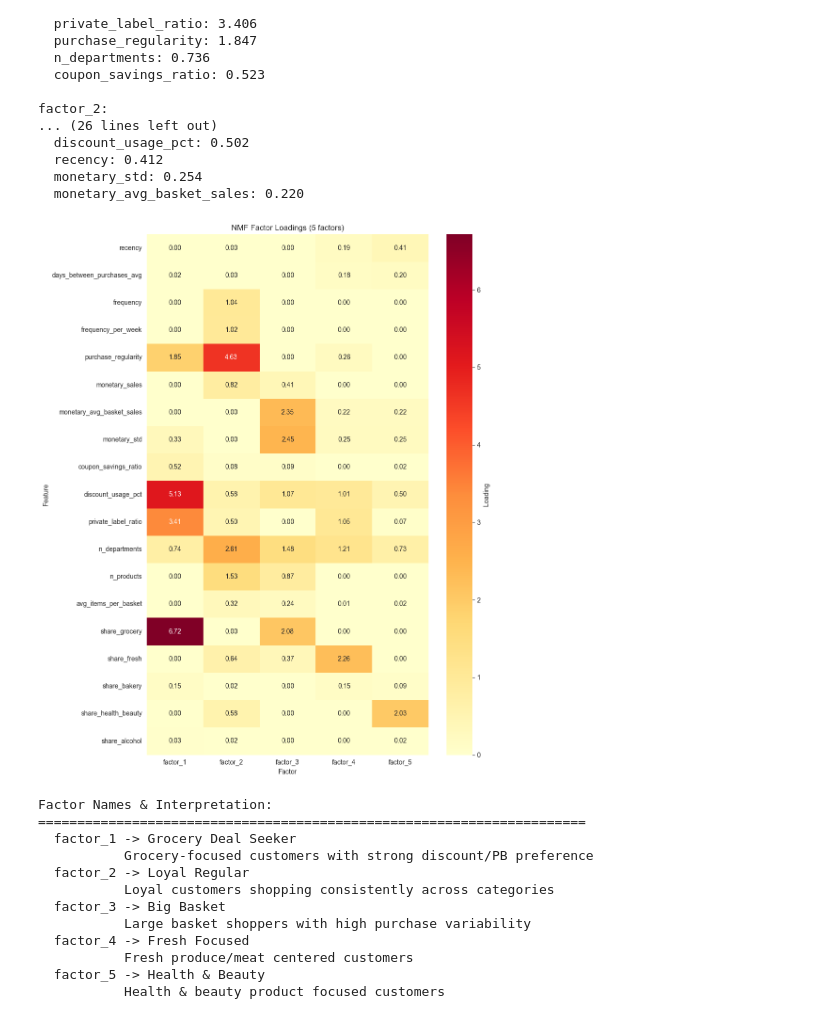
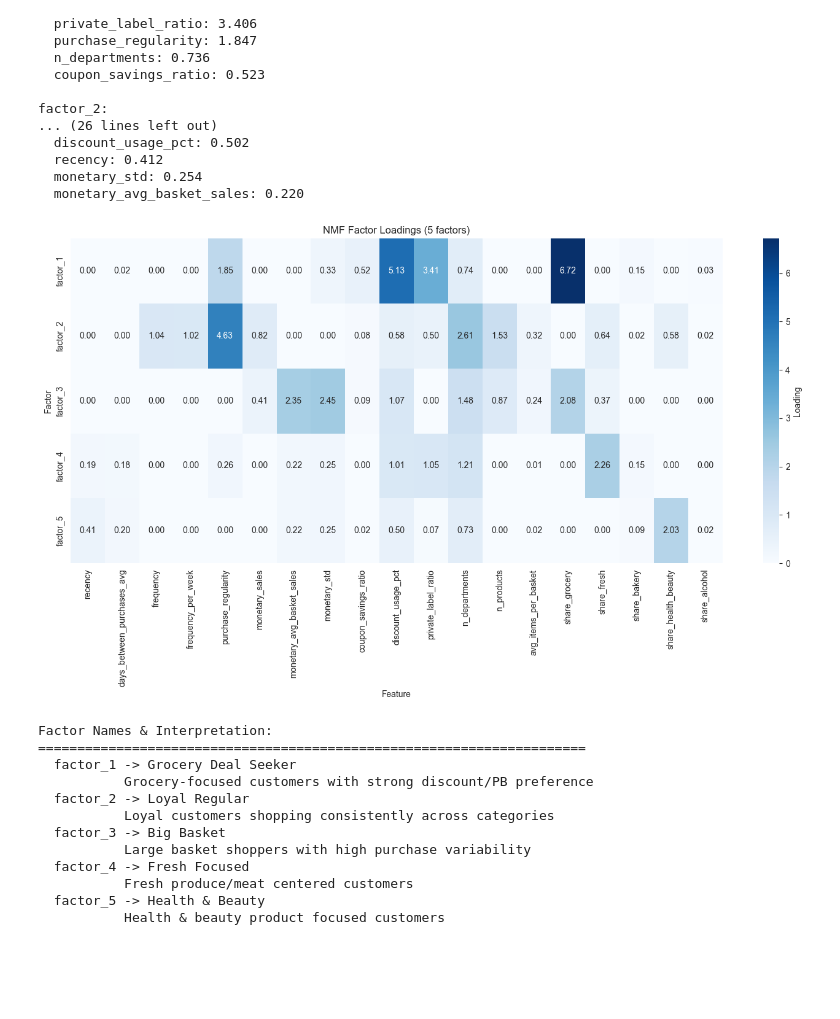
Before and after one commit to tae73/side-projects, a Jupyter notebook: projects/segmentation_causal_targeting_dunnhumby/notebook/02_customer_profiling.ipynb, the cells around one changed output. Cells and saved outputs as stored; diff of their text form; code cells hidden in the pictures; blank space fills up the shorter version.

```diff
--- a/projects/segmentation_causal_targeting_dunnhumby/notebook/02_customer_profiling.ipynb
+++ b/projects/segmentation_causal_targeting_dunnhumby/notebook/02_customer_profiling.ipynb
@@ -500,25 +500,25 @@ factor_2:
   monetary_avg_basket_sales: 0.220
 # %%
 # Factor loadings heatmap
-fig, ax = plt.subplots(figsize=(10, 12))
+fig, ax = plt.subplots(figsize=(14, 8))
 
 sns.heatmap(
-    df_factor_loadings,
+    df_factor_loadings.T,
     annot=True,
     fmt='.2f',
-    cmap='YlOrRd',
+    cmap='Blues',
     ax=ax,
     cbar_kws={'label': 'Loading'}
 )
 
 ax.set_title(f'NMF Factor Loadings ({N_COMPONENTS} factors)', fontsize=12)
-ax.set_xlabel('Factor')
-ax.set_ylabel('Feature')
+ax.set_xlabel('Feature')
+ax.set_ylabel('Factor')
 plt.tight_layout()
 fig.savefig(FIG_PATH / 'factor_loadings_heatmap.png', dpi=150, bbox_inches='tight')
 plt.show()
 # %% [output]
-[figure, old version]
+[figure, new version]
 # %%
 # Assign factor names based on interpretation
 FACTOR_NAMES = {
```
Also changed, not shown: parts of 2 cells of this notebook, 6 other files.
